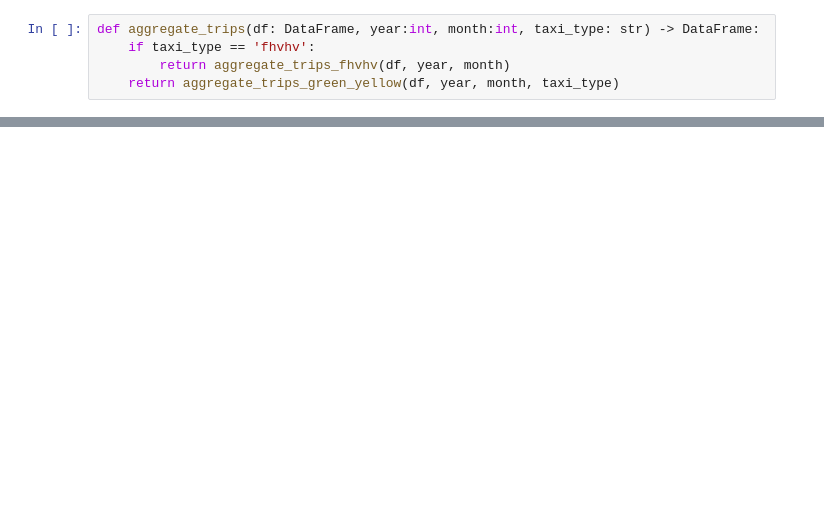
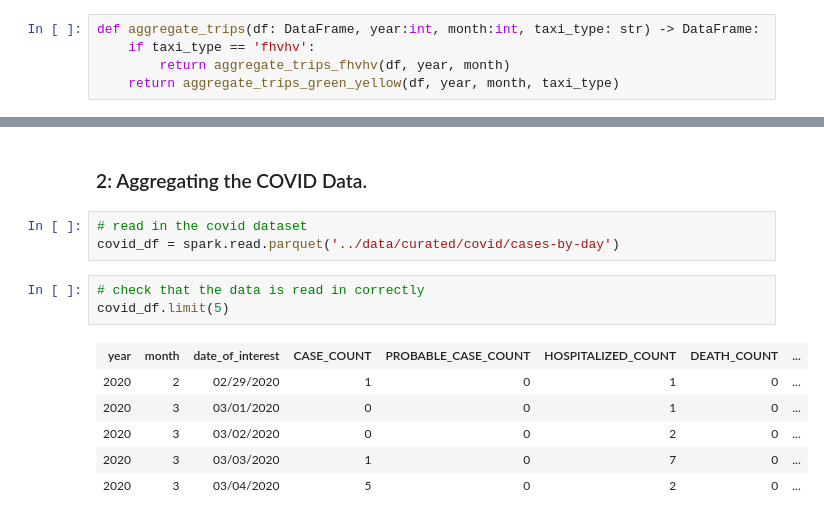
Before and after one commit to MAST30034-Applied-Data-Science/mast30034-project-1-DigitalData, a Jupyter notebook: notebooks/preprocessing_part_3_aggregation.ipynb, the cells around one changed output, grey strips where cells are left out. Saved outputs shown, nothing was run; the diff lists cells and outputs as text; blank space fills up the shorter version.

Commit message:
added covid by month aggregation

```diff
--- a/notebooks/preprocessing_part_3_aggregation.ipynb
+++ b/notebooks/preprocessing_part_3_aggregation.ipynb
@@ -274,0 +333,15 @@ Scaling row group sizes to 89.06% for 8 writers
+# %% [markdown]
+### 2: Aggregating the COVID Data.
+# %%
+# read in the covid dataset
+covid_df = spark.read.parquet('../data/curated/covid/cases-by-day')
+# %%
+# check that the data is read in correctly
+covid_df.limit(5)
+# %% [output]
+| year | month | date_of_interest | CASE_COUNT | PROBABLE_CASE_COUNT | HOSPITALIZED_COUNT | DEATH_COUNT | ... |
+| 2020 | 2 | 02/29/2020 | 1 | 0 | 1 | 0 | ... |
+| 2020 | 3 | 03/01/2020 | 0 | 0 | 1 | 0 | ... |
+| 2020 | 3 | 03/02/2020 | 0 | 0 | 2 | 0 | ... |
+| 2020 | 3 | 03/03/2020 | 1 | 0 | 7 | 0 | ... |
+| 2020 | 3 | 03/04/2020 | 5 | 0 | 2 | 0 | ... |
```
Also changed, not shown: parts of 14 cells of this notebook, 3 other files.
